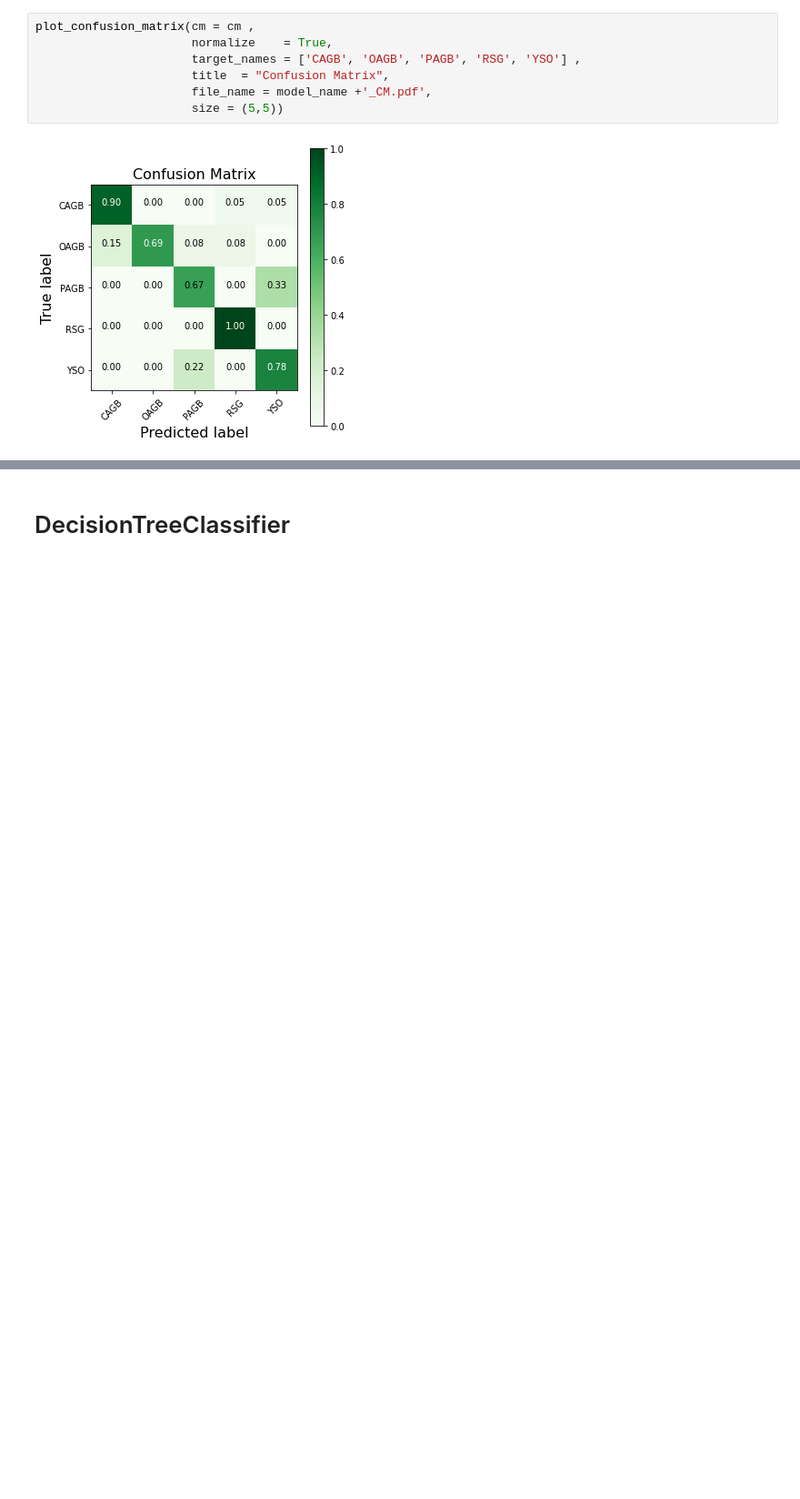
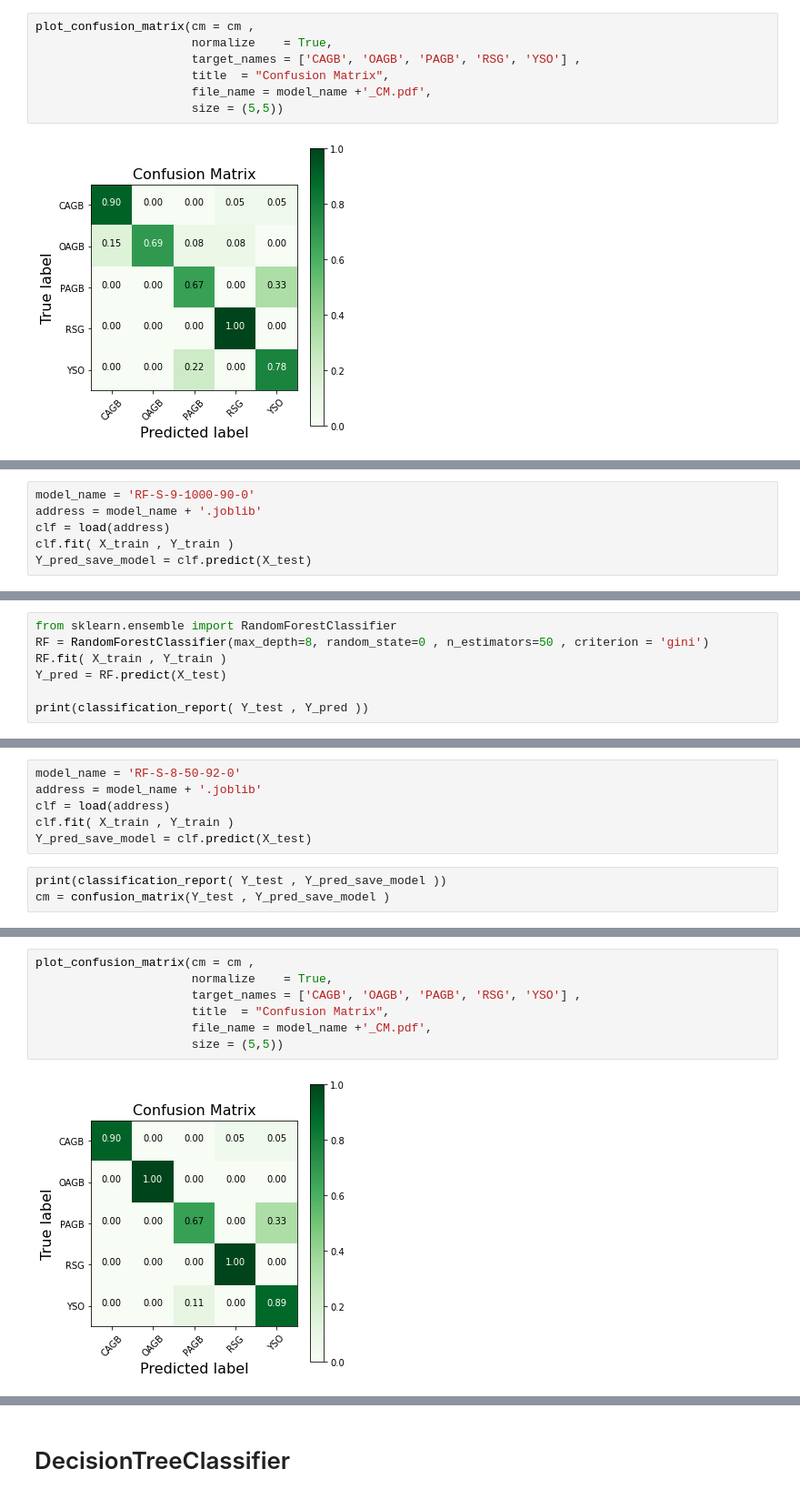
Before and after one commit to Mahdi-Abdollahii/Dusty-Stellar-Sources-Classification, a Jupyter notebook: Model_Evaluation_Smote.ipynb, the cells around one changed output, grey strips where cells are left out. Shown at 91% size. Cells and saved outputs as stored; diff of their text form; blank space fills up the shorter version.

```diff
--- a/Model_Evaluation_Smote.ipynb
+++ b/Model_Evaluation_Smote.ipynb
@@ -972,0 +1080,6 @@ plot_confusion_matrix(cm = cm ,
+# %%
+model_name = 'RF-S-9-1000-90-0'
+address = model_name + '.joblib'
+clf = load(address)
+clf.fit( X_train , Y_train )
+Y_pred_save_model = clf.predict(X_test)
@@ -972,0 +1110,7 @@ plot_confusion_matrix(cm = cm ,
+# %%
+from sklearn.ensemble import RandomForestClassifier
+RF = RandomForestClassifier(max_depth=8, random_state=0 , n_estimators=50 , criterion = 'gini')
+RF.fit( X_train , Y_train )
+Y_pred = RF.predict(X_test)
+
+print(classification_report( Y_test , Y_pred ))
@@ -972,0 +1134,9 @@ plot_confusion_matrix(cm = cm ,
+# %%
+model_name = 'RF-S-8-50-92-0'
+address = model_name + '.joblib'
+clf = load(address)
+clf.fit( X_train , Y_train )
+Y_pred_save_model = clf.predict(X_test)
+# %%
+print(classification_report( Y_test , Y_pred_save_model ))
+cm = confusion_matrix(Y_test , Y_pred_save_model )
@@ -972,0 +1155,9 @@ plot_confusion_matrix(cm = cm ,
+# %%
+plot_confusion_matrix(cm = cm ,
+                      normalize    = True,
+                      target_names = ['CAGB', 'OAGB', 'PAGB', 'RSG', 'YSO'] ,
+                      title  = "Confusion Matrix",
+                      file_name = model_name +'_CM.pdf',
+                      size = (5,5))
+# %% [output]
+[figure, added]
```
Also changed, not shown: parts of 27 cells of this notebook.
